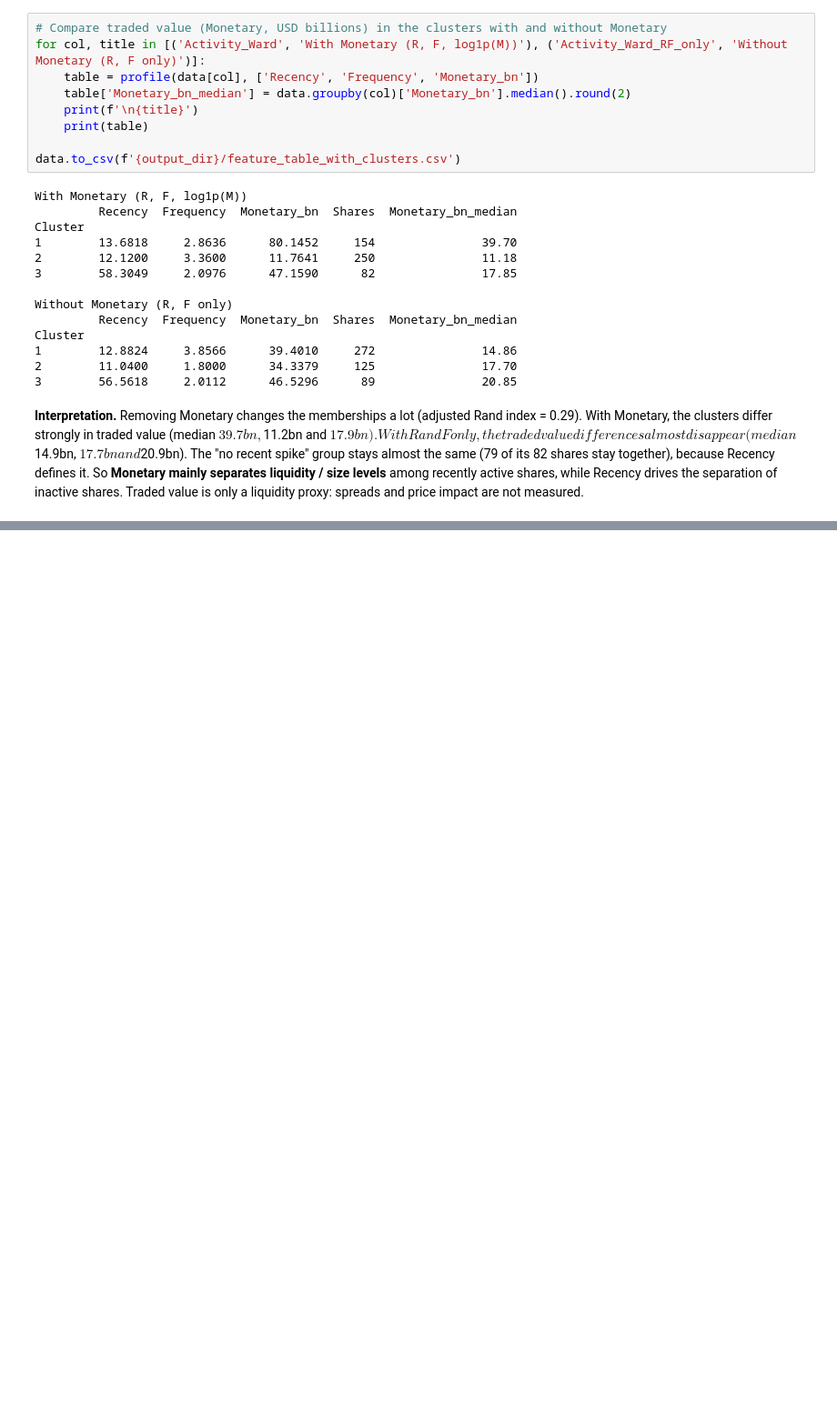
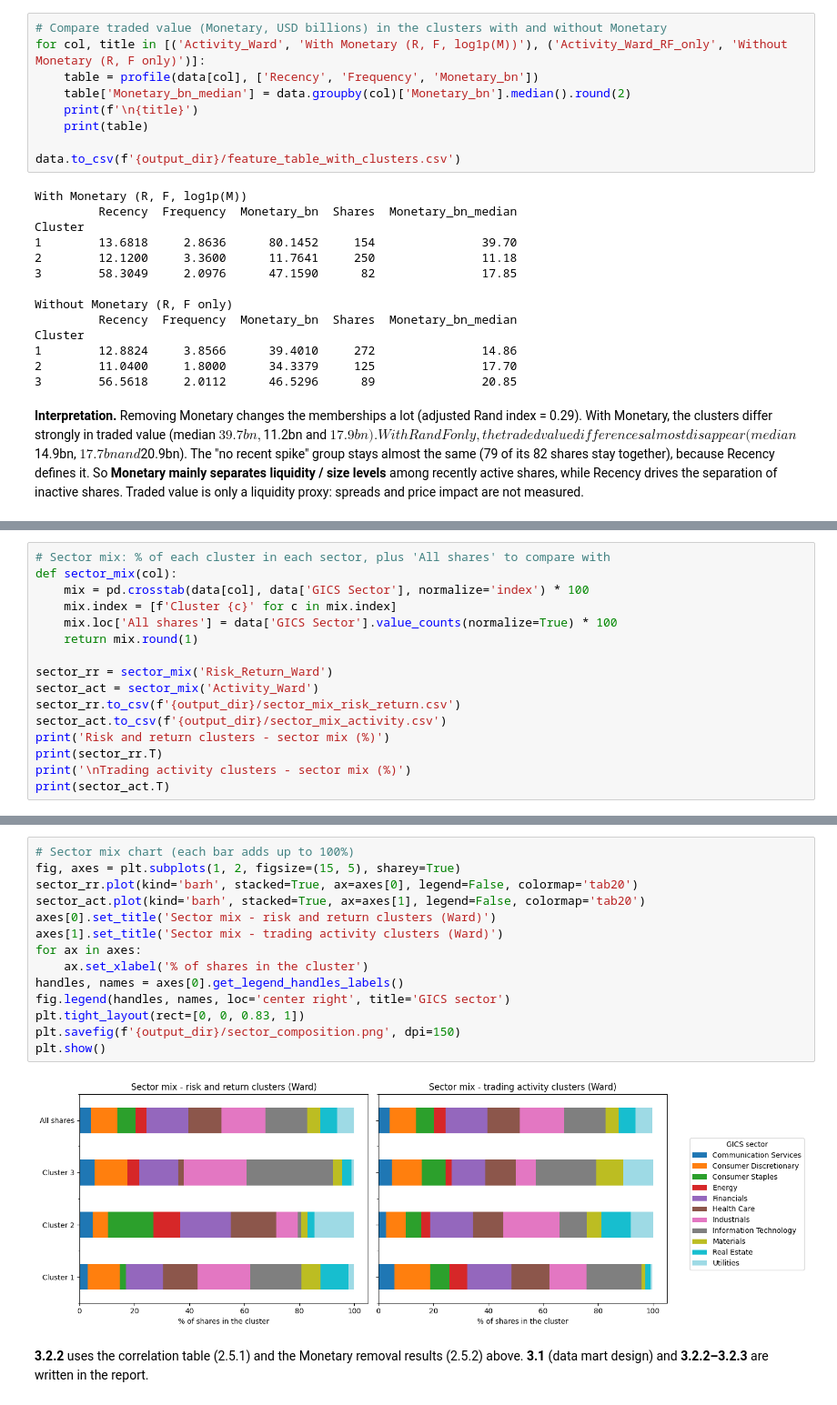
Before and after one commit to suhailnoor1821/CRM_CW1_Stock_Segmentation, a Jupyter notebook: CRM_CW1.ipynb, the cells around one changed output, grey strips where cells are left out. Shown at 91% size. Cells and saved outputs as stored; diff of their text form; blank space fills up the shorter version.

Commit message:
3.2 Profiles and sectors

```diff
--- a/CRM_CW1.ipynb
+++ b/CRM_CW1.ipynb
@@ -1072,0 +1111,16 @@ Cluster
+# %%
+# Sector mix: % of each cluster in each sector, plus 'All shares' to compare with
+def sector_mix(col):
+    mix = pd.crosstab(data[col], data['GICS Sector'], normalize='index') * 100
+    mix.index = [f'Cluster {c}' for c in mix.index]
+    mix.loc['All shares'] = data['GICS Sector'].value_counts(normalize=True) * 100
+    return mix.round(1)
+
+sector_rr = sector_mix('Risk_Return_Ward')
+sector_act = sector_mix('Activity_Ward')
+sector_rr.to_csv(f'{output_dir}/sector_mix_risk_return.csv')
+sector_act.to_csv(f'{output_dir}/sector_mix_activity.csv')
+print('Risk and return clusters - sector mix (%)')
+print(sector_rr.T)
+print('\nTrading activity clusters - sector mix (%)')
+print(sector_act.T)
@@ -1072,0 +1145,18 @@ Cluster
+# %%
+# Sector mix chart (each bar adds up to 100%)
+fig, axes = plt.subplots(1, 2, figsize=(15, 5), sharey=True)
+sector_rr.plot(kind='barh', stacked=True, ax=axes[0], legend=False, colormap='tab20')
+sector_act.plot(kind='barh', stacked=True, ax=axes[1], legend=False, colormap='tab20')
+axes[0].set_title('Sector mix - risk and return clusters (Ward)')
+axes[1].set_title('Sector mix - trading activity clusters (Ward)')
+for ax in axes:
+    ax.set_xlabel('% of shares in the cluster')
+handles, names = axes[0].get_legend_handles_labels()
+fig.legend(handles, names, loc='center right', title='GICS sector')
+plt.tight_layout(rect=[0, 0, 0.83, 1])
+plt.savefig(f'{output_dir}/sector_composition.png', dpi=150)
+plt.show()
+# %% [output]
+[figure, added]
+# %% [markdown]
+**3.2.2** uses the correlation table (2.5.1) and the Monetary removal results (2.5.2) above. **3.1** (data mart design) and **3.2.2–3.2.3** are written in the report.
```
Also changed, not shown: parts of 3 cells of this notebook.
